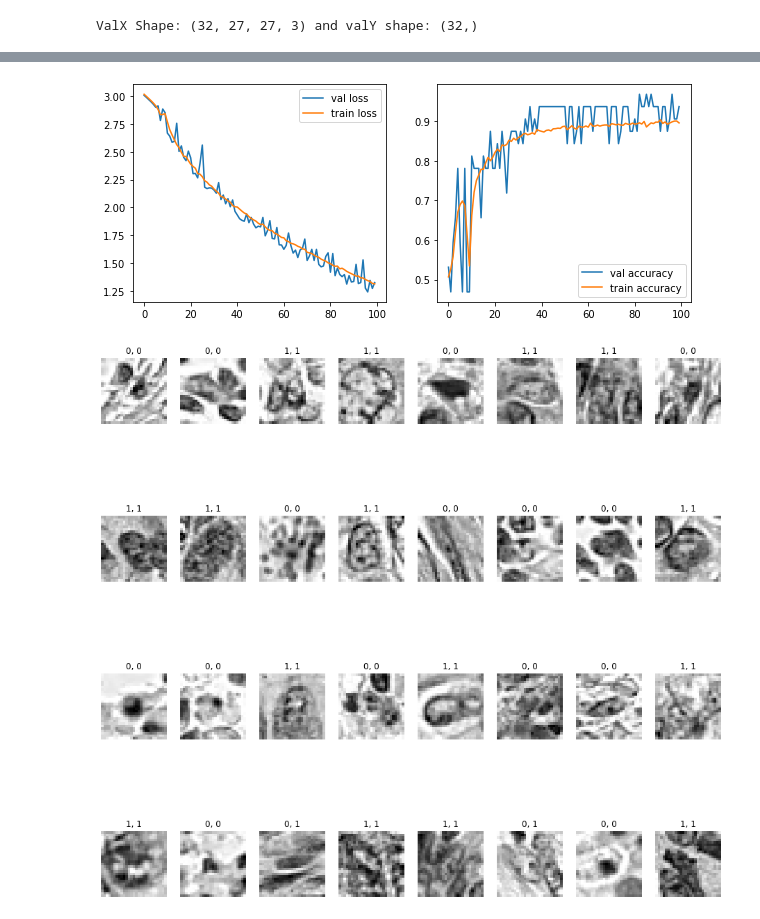
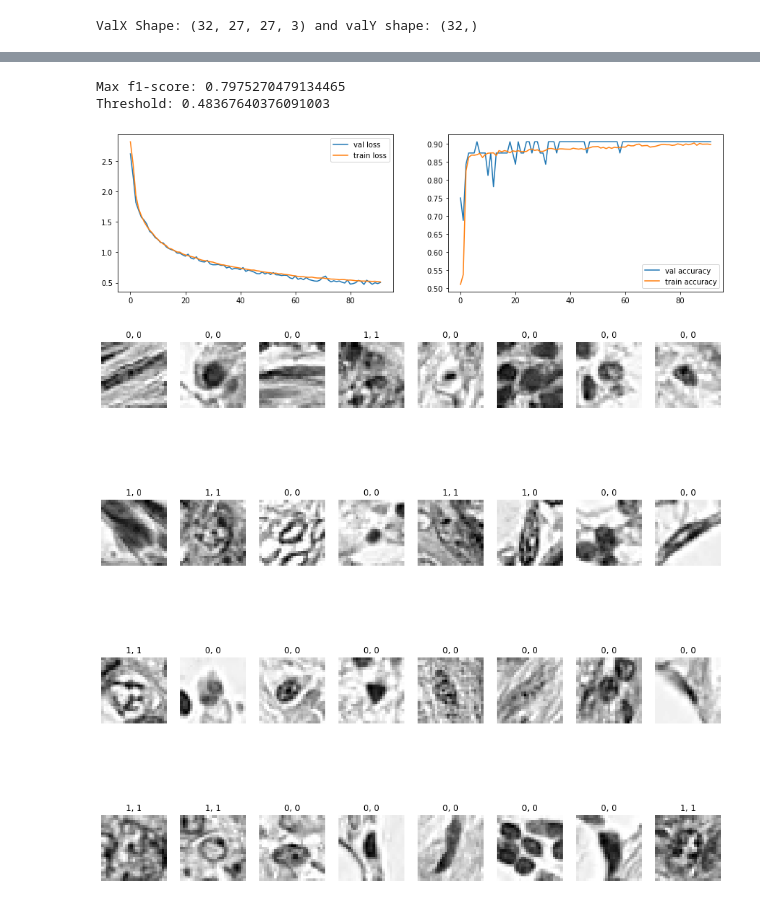
Before and after one commit to kumarv987/ML_2021_Assignment2, a Jupyter notebook: Assignment-2(1).ipynb, the cells around one changed output, grey strips where cells are left out. Drawn from its saved outputs; the diff is of its cells as text; code cells hidden in the pictures.

```diff
--- a/Assignment-2(1).ipynb
+++ b/Assignment-2(1).ipynb
@@ -232,0 +177,3 @@ valX, valy = val_gen.next()
+# %%
+train_gen = generator('train', train_df, 32)
+val_gen = generator('validation', valid_df, 32)
@@ -346,3 +302,11 @@ callbacks_list = [checkpoint, early]
+# %%
+optimizer =Adam(learning_rate=1e-5)#SGD(learning_rate=1e-5, momentum=0.9)
+#/Nadam(learning_rate=1e-6)
+loss = "binary_crossentropy"
+metric = "binary_accuracy"
+
+
+model.compile(optimizer=optimizer, loss=loss, metrics=metric)
 # %%
 # train your model
 history = model.fit_generator(
@@ -350,5 +314,5 @@ history = model.fit_generator(
     validation_data = (valX, valy),
     epochs = 100,
     verbose=1,
-    callbacks = callbacks_list)
+    callbacks = callbacks)
 # %% [output]
@@ -380,8 +346,10 @@ pred_Y = model.predict(valX, batch_size = 32, verbose = True)
 # %%
-def plot_history(history):
+## plotting some performance statistics
+
+def history_plot(history):
 
     f = plt.figure()
-    f.set_figwidth(10)
+    f.set_figwidth(15)
     f.add_subplot(1, 2, 1)
     plt.plot(history.history['val_loss'], label='val loss')
     plt.plot(history.history['loss'], label='train loss')
@@ -393,3 +361,24 @@ def plot_history(history):
     plt.legend()
 
     plt.show()
+
+
+def roc_plot(true, pred):
+
+    fpr, tpr, threshold = roc_curve(true, pred, pos_label=1)
+    plt.plot(fpr,tpr, color='red',lw=2)
+    plt.plot([0,1],[0,1], color='navy', lw =1, linestyle='--')
+    plt.xlabel("False Positive Rate")
+    plt.ylabel("True Postive Rate")
+    plt.title("ROC Curve")
+    plt.show()
+
+def pr_plot(true,pred):
+
+    precision, recall, threshold = precision_recall_curve(true, pred, pos_label=1)
+    plt.plot(recall, precision, color='red', lw=2)
+    plt.xlabel('Recall')
+    plt.ylabel('Precision')
+    plt.title('Precision-Recall Curve')
+    plt.show()
+    return 2*(precision*recall)/(precision + recall), precision, recall, threshold
@@ -396,25 +416,32 @@ def plot_history(history):
+# %%
+print("Max f1-score:", metric_df['f1'].max())
+threshold = metric_df.iloc[metric_df['f1'].idxmax()]['thresholds']
+print("Threshold:", threshold)
+# %% [output]
+Max f1-score: 0.7975270479134465
+Threshold: 0.48367640376091003
 # %%
-plot_history(history)
+history_plot(history)
 # %% [output]
-[figure, old version]
+[figure, new version]
 # %%
-threshold = 0.4
+#threshold = 0.4
 
 fig, m_axs = plt.subplots(4, 8, figsize = (16, 16))
 i = 0
-for (c_x, c_y, c_ax) in zip(valX[0:100], valy[0:100], m_axs.flatten()):
+for (c_x, c_y, c_ax) in zip(X_val[0:100], y_val[0:100], m_axs.flatten()):
     c_ax.imshow(c_x[:,:,0], cmap='gray')
     if c_y == 1:
-        if pred_Y[i] > threshold :
+        if y_pred[i] > threshold :
             c_ax.set_title('1, 1')
         else:
             c_ax.set_title('1, 0')
     else:
-        if pred_Y[i] > threshold :
+        if y_pred[i] > threshold :
             c_ax.set_title('0, 1')
         else:
             c_ax.set_title('0, 0')
     c_ax.axis('off')
     i=i+1
 # %% [output]
-[figure, old version]
+[figure, new version]
```
Also changed, not shown: parts of 39 cells of this notebook.
